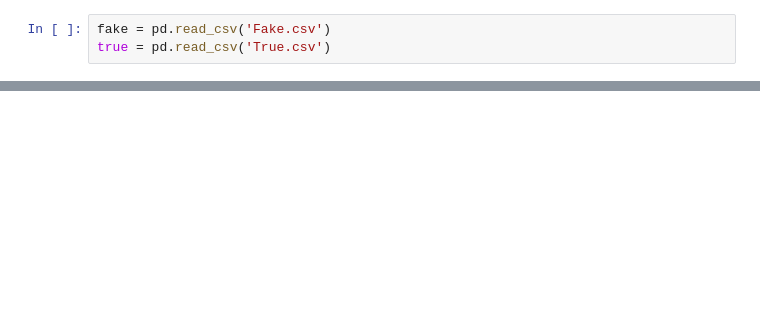
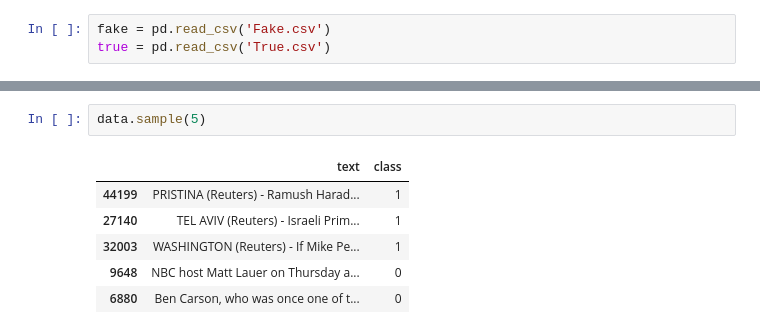
Before and after one commit to Akshaya-ai544/Fake-News-Detection, a Jupyter notebook: app.ipynb, the cells around one changed output, grey strips where cells are left out. Drawn from its saved outputs; the diff is of its cells as text; blank space fills up the shorter version.

```diff
--- a/app.ipynb
+++ b/app.ipynb
@@ -18,0 +56,9 @@ true.head()
+# %%
+data.sample(5)
+# %% [output]
+|  | text | class |
+| 44199 | PRISTINA (Reuters) - Ramush Harad... | 1 |
+| 27140 | TEL AVIV (Reuters) - Israeli Prim... | 1 |
+| 32003 | WASHINGTON (Reuters) - If Mike Pe... | 1 |
+| 9648 | NBC host Matt Lauer on Thursday a... | 0 |
+| 6880 | Ben Carson, who was once one of t... | 0 |
```
Also changed, not shown: parts of 17 cells of this notebook.
